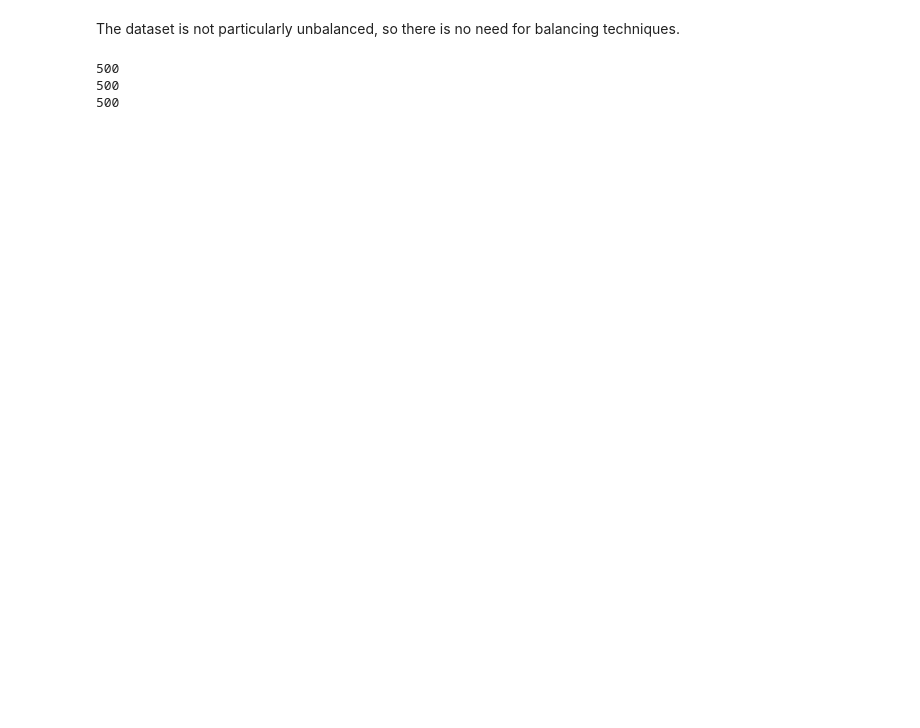
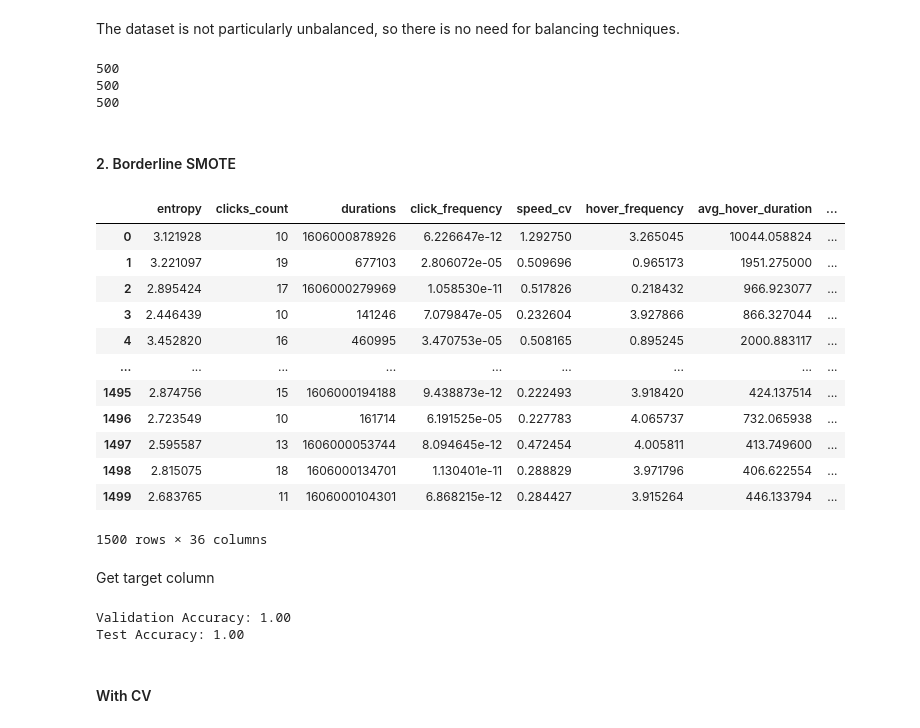
Before and after one commit to cherrydrunk/DSA4263-automated-fraud, a Jupyter notebook: notebooks/KNN_test_2.ipynb, the cells around one changed output. Cells and saved outputs as stored; diff of their text form; code cells hidden in the pictures; blank space fills up the shorter version.

```diff
--- a/notebooks/KNN_test_2.ipynb
+++ b/notebooks/KNN_test_2.ipynb
@@ -85,3 +110,28 @@ print(len(resampled[resampled['label']== 'advanced_bot']))
 500
 500
 500
+# %% [markdown]
+#### 2. Borderline SMOTE
+# %%
+# load resampled dataset
+
+resampled_bsmote = pd.read_csv('../data/processed/oversampled_borderlinesmote.csv')
+resampled_bsmote = resampled_bsmote.drop(columns='Unnamed: 0')
+# %%
+resampled_bsmote
+# %% [output]
+|  | entropy | clicks_count | durations | click_frequency | speed_cv | hover_frequency | avg_hover_duration | ... |
+| 0 | 3.121928 | 10 | 1606000878926 | 6.226647e-12 | 1.292750 | 3.265045 | 10044.058824 | ... |
+| 1 | 3.221097 | 19 | 677103 | 2.806072e-05 | 0.509696 | 0.965173 | 1951.275000 | ... |
+| 2 | 2.895424 | 17 | 1606000279969 | 1.058530e-11 | 0.517826 | 0.218432 | 966.923077 | ... |
+| 3 | 2.446439 | 10 | 141246 | 7.079847e-05 | 0.232604 | 3.927866 | 866.327044 | ... |
+| 4 | 3.452820 | 16 | 460995 | 3.470753e-05 | 0.508165 | 0.895245 | 2000.883117 | ... |
+| ... | ... | ... | ... | ... | ... | ... | ... | ... |
+| 1495 | 2.874756 | 15 | 1606000194188 | 9.438873e-12 | 0.222493 | 3.918420 | 424.137514 | ... |
+| 1496 | 2.723549 | 10 | 161714 | 6.191525e-05 | 0.227783 | 4.065737 | 732.065938 | ... |
+| 1497 | 2.595587 | 13 | 1606000053744 | 8.094645e-12 | 0.472454 | 4.005811 | 413.749600 | ... |
+| 1498 | 2.815075 | 18 | 1606000134701 | 1.130401e-11 | 0.288829 | 3.971796 | 406.622554 | ... |
+| 1499 | 2.683765 | 11 | 1606000104301 | 6.868215e-12 | 0.284427 | 3.915264 | 446.133794 | ... |
+1500 rows × 36 columns
+# %% [markdown]
+Get target column
@@ -87,0 +141,35 @@ print(len(resampled[resampled['label']== 'advanced_bot']))
+# %%
+# Step 1: Split into train (60%) and temp (40%)
+X_train_bsmote, X_temp_bsmote, y_train_bsmote, y_temp_bsmote = train_test_split(
+    X_bsmote, y_bsmote, test_size=0.4, random_state=42)
+
+# Step 2: Split temp into validation (20%) and test (20%)
+X_val_bsmote, X_test_bsmote, y_val_bsmote, y_test_bsmote = train_test_split(
+    X_temp_bsmote, y_temp_bsmote, test_size=0.5, random_state=42)
+
+# Step 3: Standardize using only training data
+scaler_bsmote = StandardScaler()
+X_train_bsmote = scaler_bsmote.fit_transform(X_train_bsmote)
+X_val_bsmote = scaler_bsmote.transform(X_val_bsmote)
+X_test_bsmote = scaler_bsmote.transform(X_test_bsmote)
+
+# Initialize KNN classifier with k=3
+knn_bsmote = KNeighborsClassifier(n_neighbors=3)
+
+# Train the model
+knn_bsmote.fit(X_train_bsmote, y_train_bsmote)
+
+
+y_val_pred_bsmote = knn_bsmote.predict(X_val_bsmote)
+val_accuracy_bsmote = accuracy_score(y_val_bsmote, y_val_pred_bsmote)
+print(f'Validation Accuracy: {val_accuracy_bsmote:.2f}')
+
+
+y_test_pred_bsmote= knn_bsmote.predict(X_test_bsmote)
+test_accuracy_bsmote = accuracy_score(y_test_bsmote, y_test_pred_bsmote)
+print(f'Test Accuracy: {test_accuracy_bsmote:.2f}')
+# %% [output]
+Validation Accuracy: 1.00
+Test Accuracy: 1.00
+# %% [markdown]
+#### With CV
```
Also changed, not shown: parts of 24 cells of this notebook, 5 other files.
